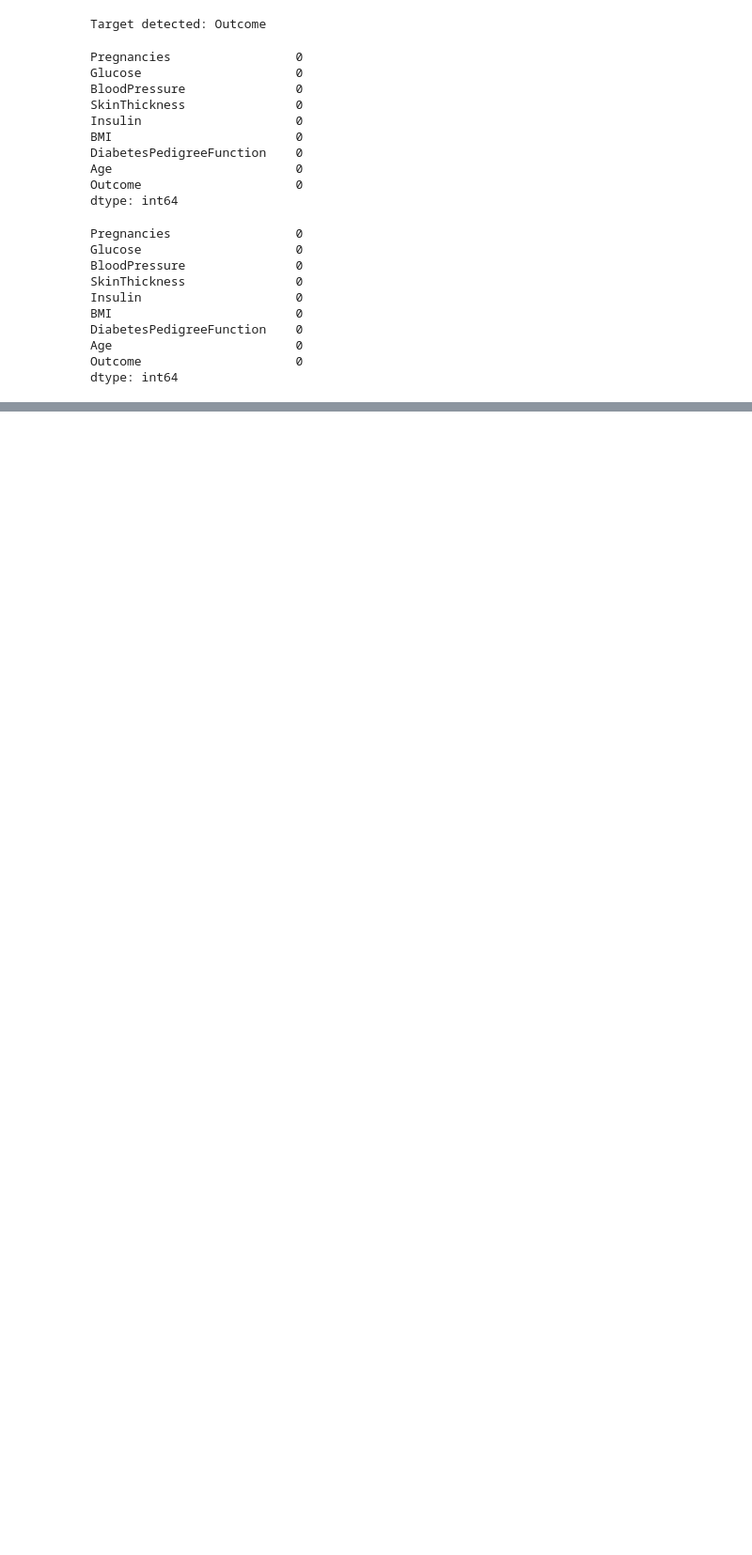
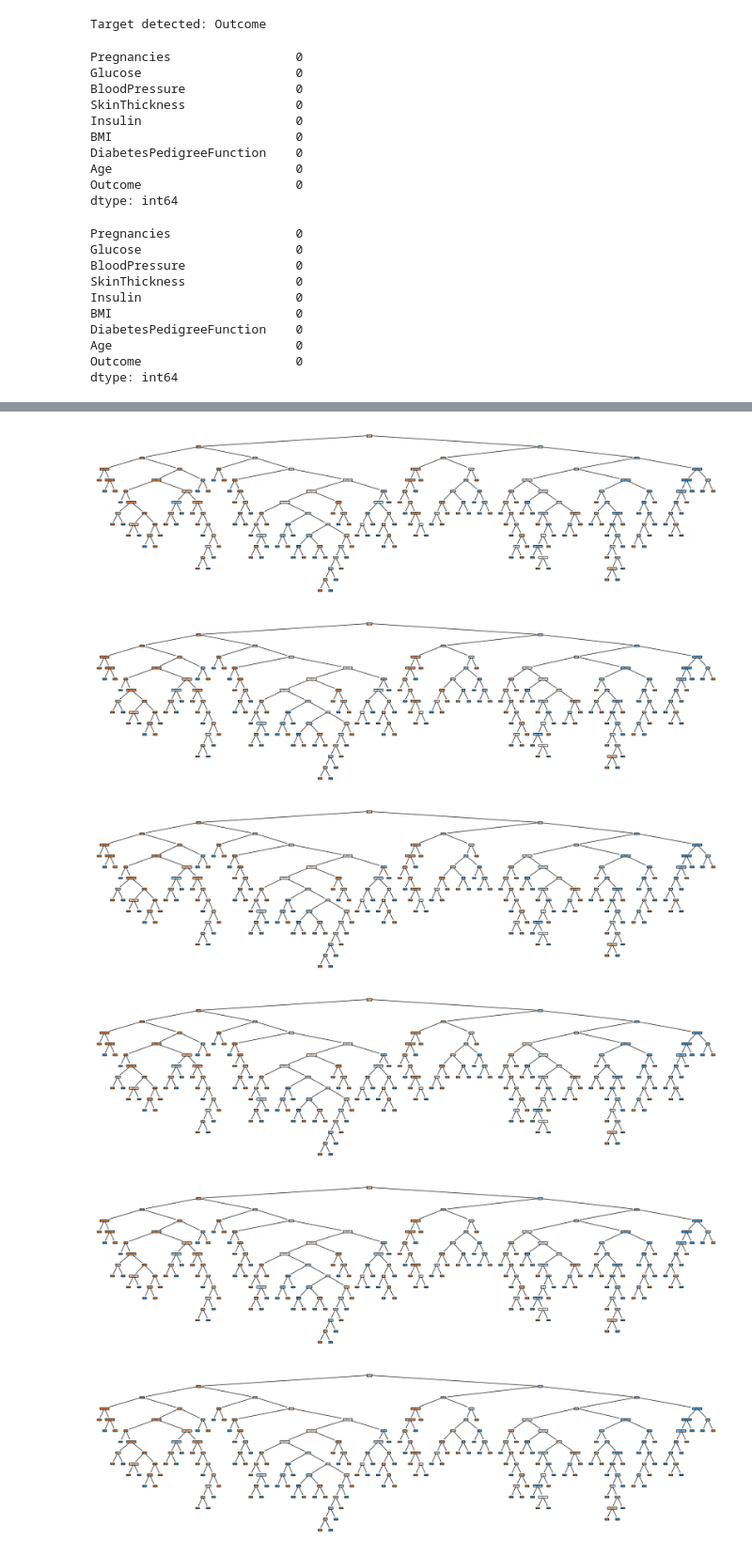
Before and after one commit to Fj-martinez33/decision_tree, a Jupyter notebook: src/explore.ipynb, the cells around one changed output, grey strips where cells are left out. Shown at 94% size. Cells and saved outputs as stored; diff of their text form; code cells hidden in the pictures; blank space fills up the shorter version.

```diff
--- a/src/explore.ipynb
+++ b/src/explore.ipynb
@@ -476,0 +637,39 @@ dtype: int64
+# %%
+traindfs = [ x_train_sel_with_outliers, x_train_sel_without_outliers, x_train_sel_with_outliers_standarscale, x_train_sel_without_outliers_standarscale, x_train_sel_with_outliers_mMScale, x_train_sel_without_outliers_mMScale]
+testdfs = [ x_test_sel_with_outliers, x_test_sel_without_outliers, x_test_sel_with_outliers_standarscale, x_test_sel_without_outliers_standarscale, x_test_sel_with_outliers_mMScale, x_test_sel_without_outliers_mMScale]
+# %%
+def DecisionTree (traindataset, testdataset):
+    results = []
+    models = []
+
+    for i in range(len(traindataset)):
+        model = DecisionTreeClassifier(random_state=42)
+        traindf = traindataset[i]
+
+        model.fit(traindf, y_train)
+        y_train_predict = model.predict(traindf)
+        y_test_predict = model.predict(testdataset[i])
+
+        models.append(model)
+        result = {"index" : i, "train_score" : accuracy_score(y_train, y_train_predict), "test_score" : accuracy_score(y_test, y_test_predict)}
+        results.append(result)
+
+        plt.figure(figsize=(18,5))
+        tree.plot_tree(model, feature_names = traindf.columns, filled = True)
+
+        plt.tight_layout()
+        plt.show()
+
+    with open ("../data/processed/accuracy.json", "w") as j:
+        json.dump( results, j)
+
+    return results, models
+
+pre_results, pre_models = DecisionTree(traindfs, testdfs)
+# %% [output]
+[figure, added]
+[figure, added]
+[figure, added]
+[figure, added]
+[figure, added]
+[figure, added]
```
Also changed, not shown: parts of 19 cells of this notebook, 9 other files.
